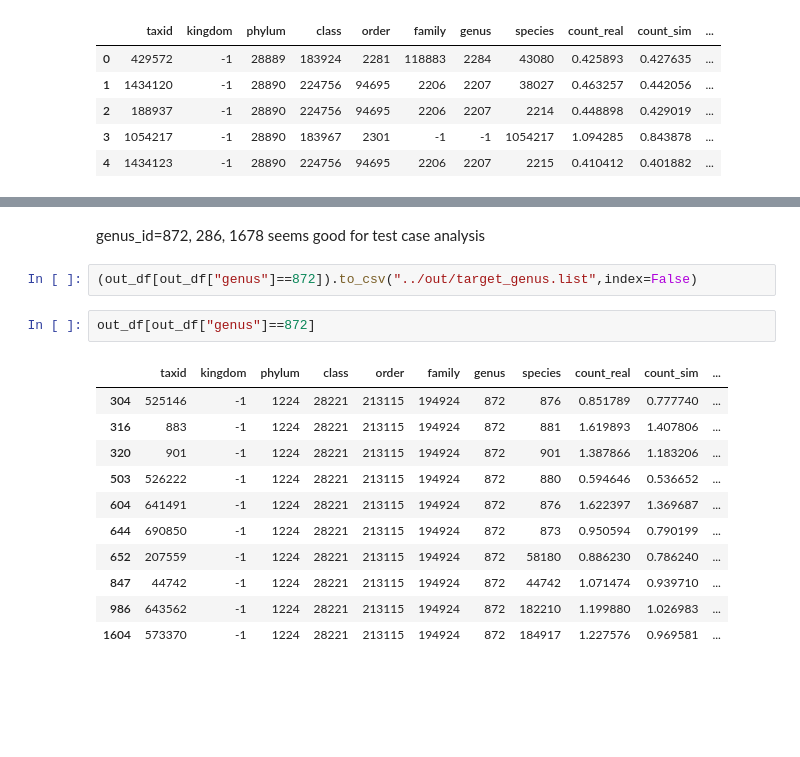
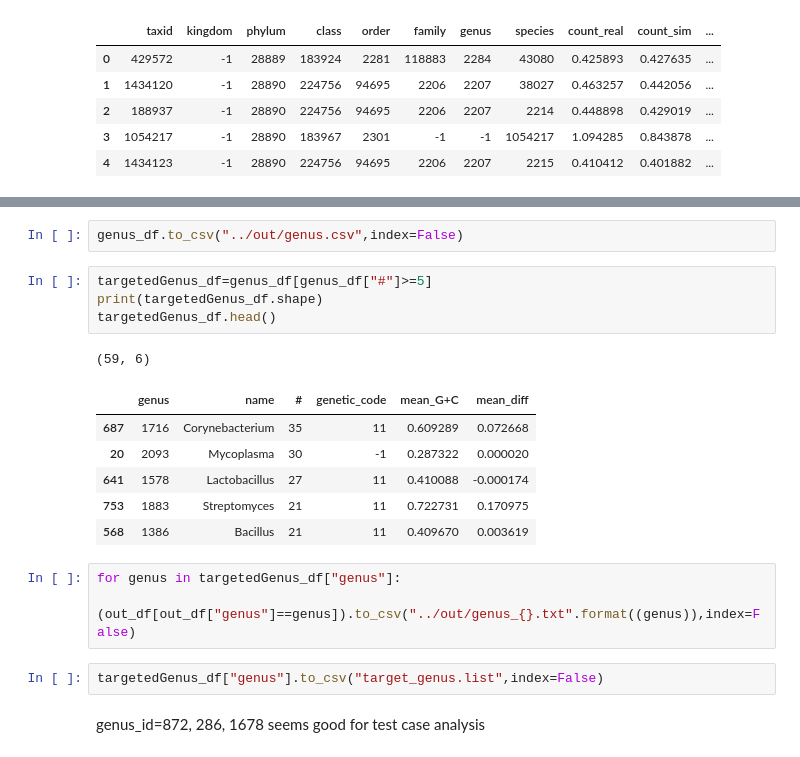
Before and after one commit to MitsukiUsui/evolve, a Jupyter notebook: createdatabase/script/genus.ipynb, the cells around one changed output, grey strips where cells are left out. Cells and saved outputs as stored; diff of their text form; blank space fills up the shorter version.

```diff
--- a/script/pick_group.ipynb
+++ b/createdatabase/script/genus.ipynb
@@ -153,18 +162,21 @@ genus_df.head(20)
+# %%
+genus_df.to_csv("../out/genus.csv",index=False)
+# %%
+targetedGenus_df=genus_df[genus_df["#"]>=5]
+print(targetedGenus_df.shape)
+targetedGenus_df.head()
+# %% [output]
+(59, 6)
+|  | genus | name | # | genetic_code | mean_G+C | mean_diff |
+| 687 | 1716 | Corynebacterium | 35 | 11 | 0.609289 | 0.072668 |
+| 20 | 2093 | Mycoplasma | 30 | -1 | 0.287322 | 0.000020 |
+| 641 | 1578 | Lactobacillus | 27 | 11 | 0.410088 | -0.000174 |
+| 753 | 1883 | Streptomyces | 21 | 11 | 0.722731 | 0.170975 |
+| 568 | 1386 | Bacillus | 21 | 11 | 0.409670 | 0.003619 |
+# %%
+for genus in targetedGenus_df["genus"]:
+    (out_df[out_df["genus"]==genus]).to_csv("../out/genus_{}.txt".format((genus)),index=False)
+# %%
+targetedGenus_df["genus"].to_csv("target_genus.list",index=False)
 # %% [markdown]
 genus_id=872, 286, 1678 seems good for test case analysis
-# %%
-(out_df[out_df["genus"]==872]).to_csv("../out/target_genus.list",index=False)
-# %%
-out_df[out_df["genus"]==872]
-# %% [output]
-|  | taxid | kingdom | phylum | class | order | family | genus | species | count_real | count_sim | ... |
-| 304 | 525146 | -1 | 1224 | 28221 | 213115 | 194924 | 872 | 876 | 0.851789 | 0.777740 | ... |
-| 316 | 883 | -1 | 1224 | 28221 | 213115 | 194924 | 872 | 881 | 1.619893 | 1.407806 | ... |
-| 320 | 901 | -1 | 1224 | 28221 | 213115 | 194924 | 872 | 901 | 1.387866 | 1.183206 | ... |
-| 503 | 526222 | -1 | 1224 | 28221 | 213115 | 194924 | 872 | 880 | 0.594646 | 0.536652 | ... |
-| 604 | 641491 | -1 | 1224 | 28221 | 213115 | 194924 | 872 | 876 | 1.622397 | 1.369687 | ... |
-| 644 | 690850 | -1 | 1224 | 28221 | 213115 | 194924 | 872 | 873 | 0.950594 | 0.790199 | ... |
-| 652 | 207559 | -1 | 1224 | 28221 | 213115 | 194924 | 872 | 58180 | 0.886230 | 0.786240 | ... |
-| 847 | 44742 | -1 | 1224 | 28221 | 213115 | 194924 | 872 | 44742 | 1.071474 | 0.939710 | ... |
-| 986 | 643562 | -1 | 1224 | 28221 | 213115 | 194924 | 872 | 182210 | 1.199880 | 1.026983 | ... |
-| 1604 | 573370 | -1 | 1224 | 28221 | 213115 | 194924 | 872 | 184917 | 1.227576 | 0.969581 | ... |
```
Also changed, not shown: parts of 6 cells of this notebook, 13 other files.
